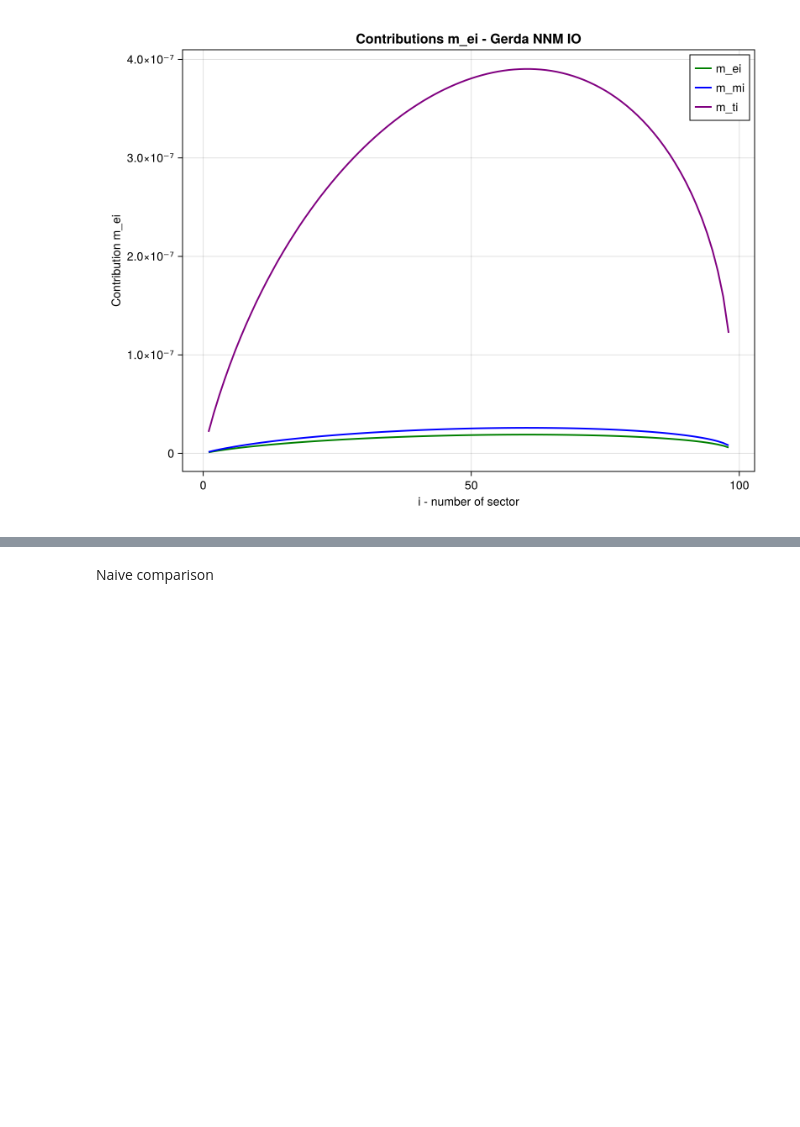
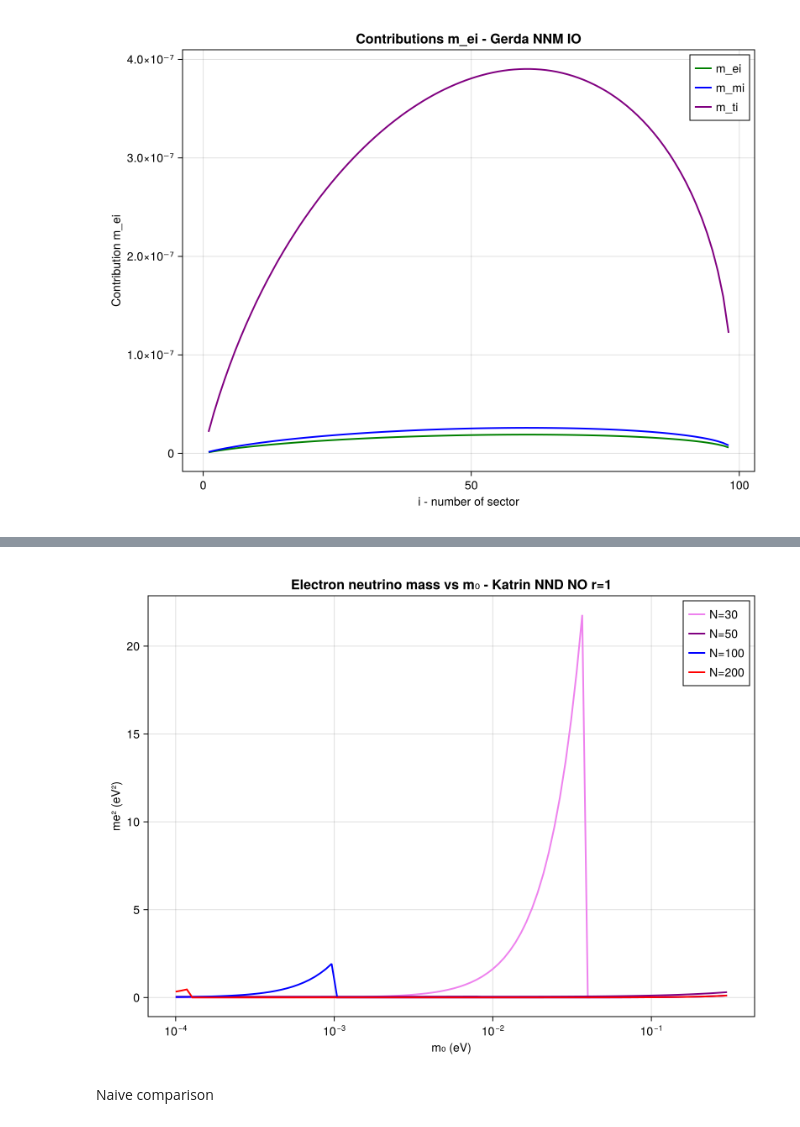
Before and after one commit to philippeller/Newtrinos.jl, a Jupyter notebook: src/experiments/gerda/gerda.ipynb, the cells around one changed output, grey strips where cells are left out. Drawn from its saved outputs; the diff is of its cells as text; code cells hidden in the pictures; blank space fills up the shorter version.

Commit message:
katrin masses checks

```diff
--- a/src/experiments/gerda/gerda.ipynb
+++ b/src/experiments/gerda/gerda.ipynb
@@ -311,3 +309,95 @@ display("image/png", fig)
 ┌ Warning: Found `resolution` in the theme when creating a `Scene`. The `resolution` keyword for `Scene`s and `Figure`s has been deprecated. Use `Figure(; size = ...` or `Scene(; size = ...)` instead, ...
 └ @ Makie ~/.julia/packages/Makie/dYDv2/src/scenes.jl:238
 [figure]
+# %%
+m0_range= logrange(1e-4, 0.3, 100)
+
+mass_nu_0=[]
+mass_nu_1=[]
+mass_nu_2=[]
+mass_nu_3=[]
+
+for m in m0_range
+
+    par_p= merge(par, (m₀=m, r=1, N=30))
+    mass = Newtrinos.katrin.get_neutrinomass(osc_cfg.flavour)(par_p)
+
+    push!(mass_nu_0, mass)
+
+end
+
+for m in m0_range
+
+    par_p= merge(par, (m₀=m, r=1, N=50))
+    mass = Newtrinos.gerda.get_neutrinomass(osc_cfg.flavour)(par_p)
+
+    push!(mass_nu_1, mass)
+
+end
+
+for m in m0_range
+
+    par_p= merge(par, (m₀=m, r=1, N=100))
+    mass = Newtrinos.katrin.get_neutrinomass(osc_cfg.flavour)(par_p)
+
+    push!(mass_nu_2, mass)
+
+end
+
+
+for m in m0_range
+
+    par_p= merge(par, (m₀=m, r=1, N=200))
+    mass = Newtrinos.katrin.get_neutrinomass(osc_cfg.flavour)(par_p)
+
+    push!(mass_nu_3, mass)
+
+end
+
+
+# Create the plot
+fig = Figure(resolution = (800, 600))
+ax = Axis(fig[1, 1],
+   xlabel = "m₀ (eV)",
+   ylabel = "me² (eV²)",
+    title = "Electron neutrino mass vs m₀ - Katrin NND NO r=1",
+    titlesize = 16,
+    xlabelsize = 14,
+    ylabelsize = 14,
+    xscale = log10
+)
+
+
+# Plot the main curve
+lines!(ax, m0_range, mass_nu_0,
+    color = :violet,
+    linewidth = 2,
+    label = "N=30"
+)
+
+
+# Plot the main curve
+lines!(ax, m0_range, mass_nu_1,
+    color = :purple,
+    linewidth = 2,
+    label = "N=50"
+)
+
+lines!(ax, m0_range, mass_nu_2,
+    color = :blue,
+    linewidth = 2,
+    label = "N=100"
+)
+
+lines!(ax, m0_range, mass_nu_3,
+    color = :red,
+    linewidth = 2,
+    label = "N=200"
+)
+
+axislegend(ax, position = :rt)
+#save("/home/sofialon/Newtrinos.jl/plots_NP/katrin_checks/me_m0_NND_NO.png", fig)
+
+
+display("image/png", fig)
+# %% [output]
@@ -314,3 +406,4 @@ display("image/png", fig)
+[figure, added]
 # %% [markdown]
 Naive comparison
 # %%
```
Also changed, not shown: parts of 7 cells of this notebook, 25 other files.
